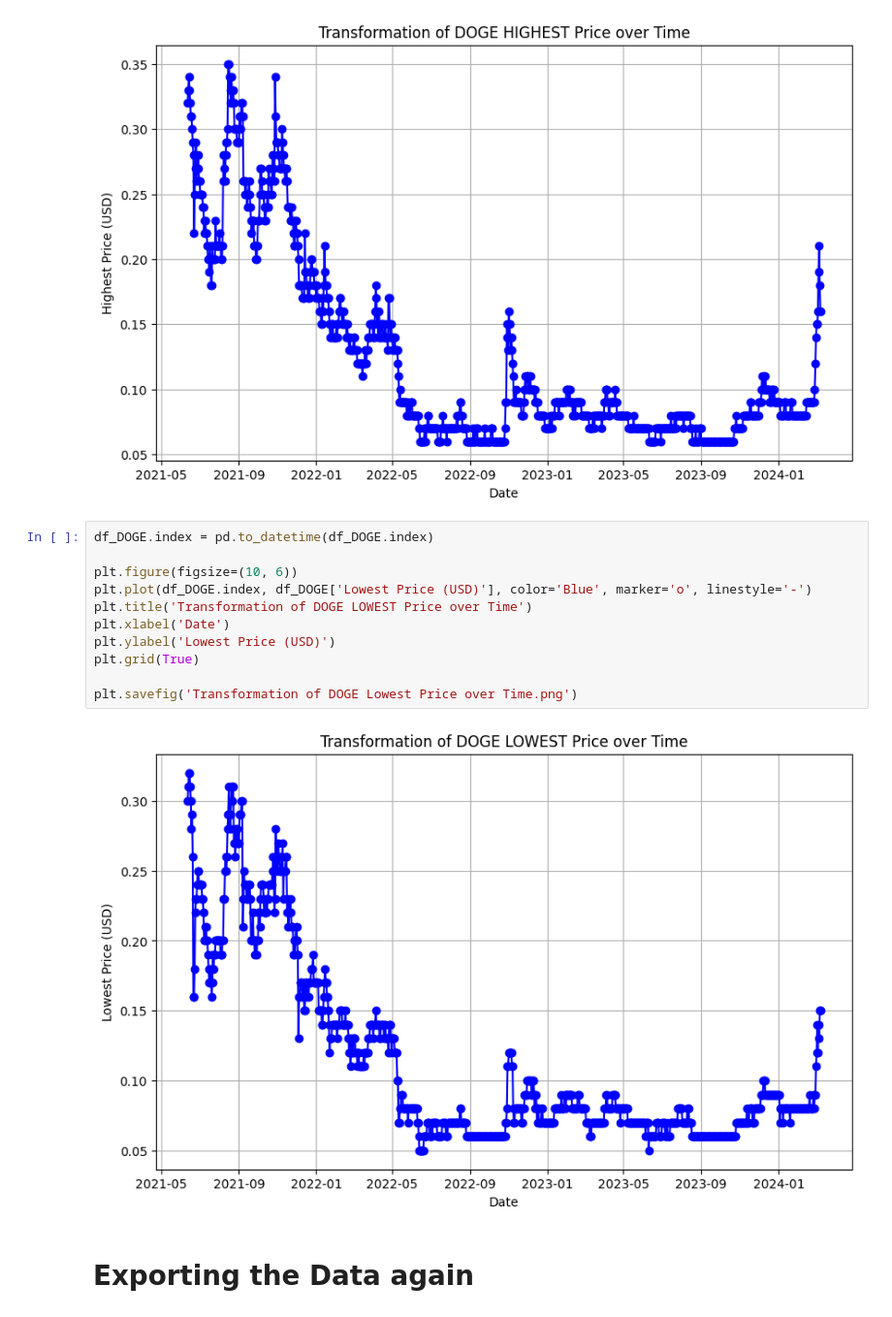
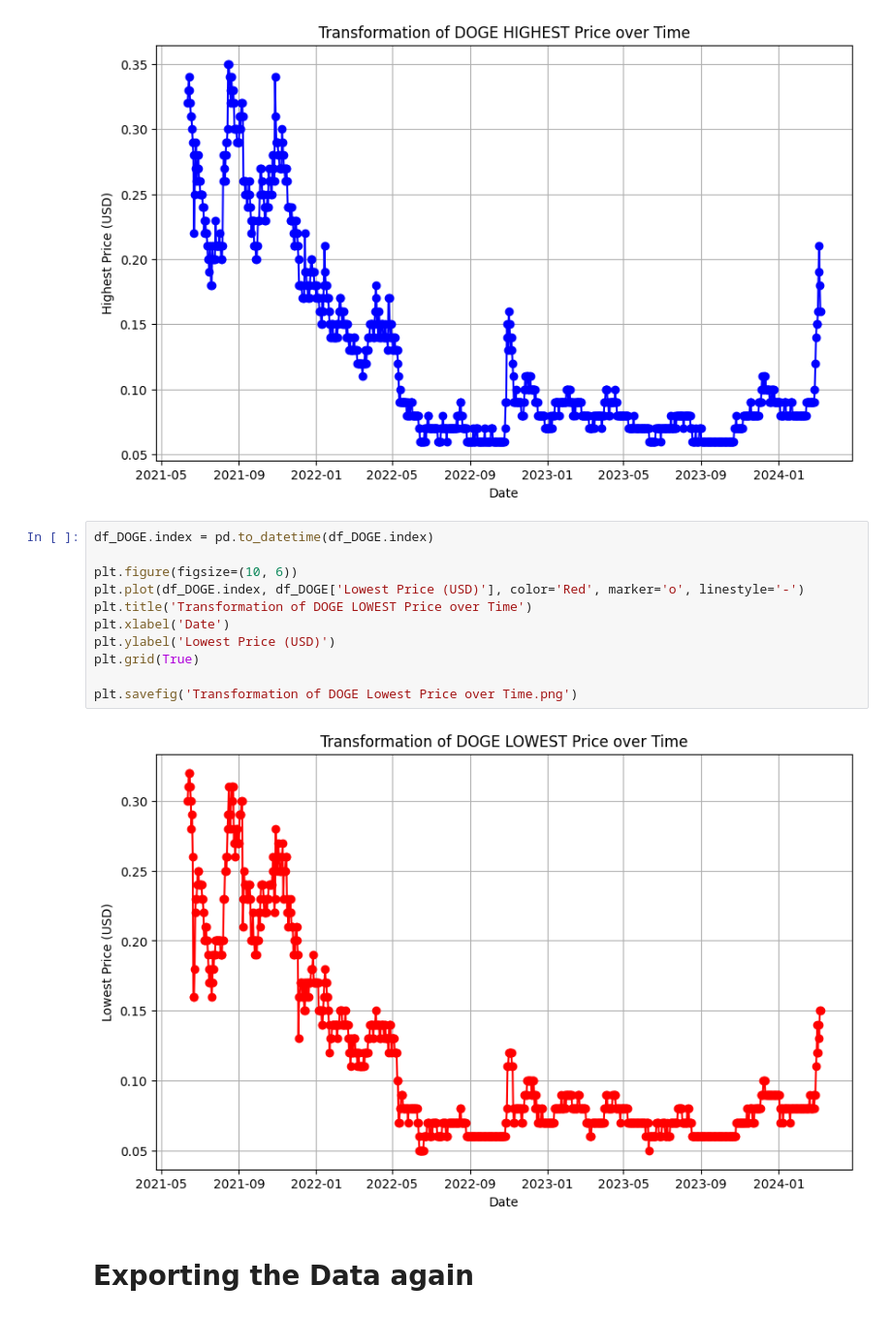
Before and after one commit to Nikolas121205/Final_Project-Crypto_prediction, a Jupyter notebook: Data Processing and Visualizations.ipynb, the cells around one changed output. Shown at 97% size. Saved outputs shown, nothing was run; the diff lists cells and outputs as text.

```diff
--- a/Data Processing and Visualizations.ipynb
+++ b/Data Processing and Visualizations.ipynb
@@ -164,16 +164,16 @@ plt.savefig('Transformation of DOGE Highest Price over Time.png')
 # %%
 df_DOGE.index = pd.to_datetime(df_DOGE.index)
 
 plt.figure(figsize=(10, 6))
-plt.plot(df_DOGE.index, df_DOGE['Lowest Price (USD)'], color='Blue', marker='o', linestyle='-')
+plt.plot(df_DOGE.index, df_DOGE['Lowest Price (USD)'], color='Red', marker='o', linestyle='-')
 plt.title('Transformation of DOGE LOWEST Price over Time')
 plt.xlabel('Date')
 plt.ylabel('Lowest Price (USD)')
 plt.grid(True)
 
 plt.savefig('Transformation of DOGE Lowest Price over Time.png')
 # %% [output]
-[figure, old version]
+[figure, new version]
 # %% [markdown]
 # Exporting the Data again
 # %%
```
Also changed, not shown: 1 other file.
